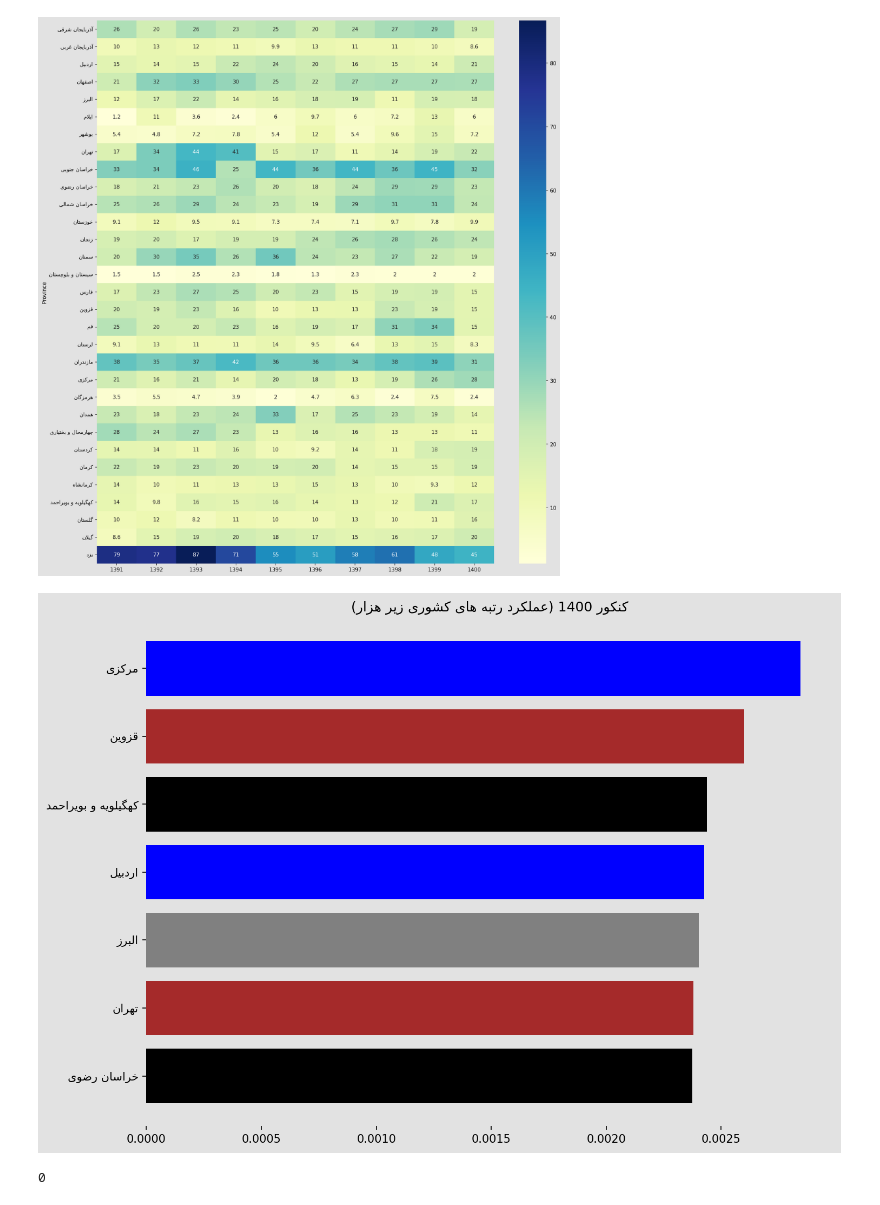
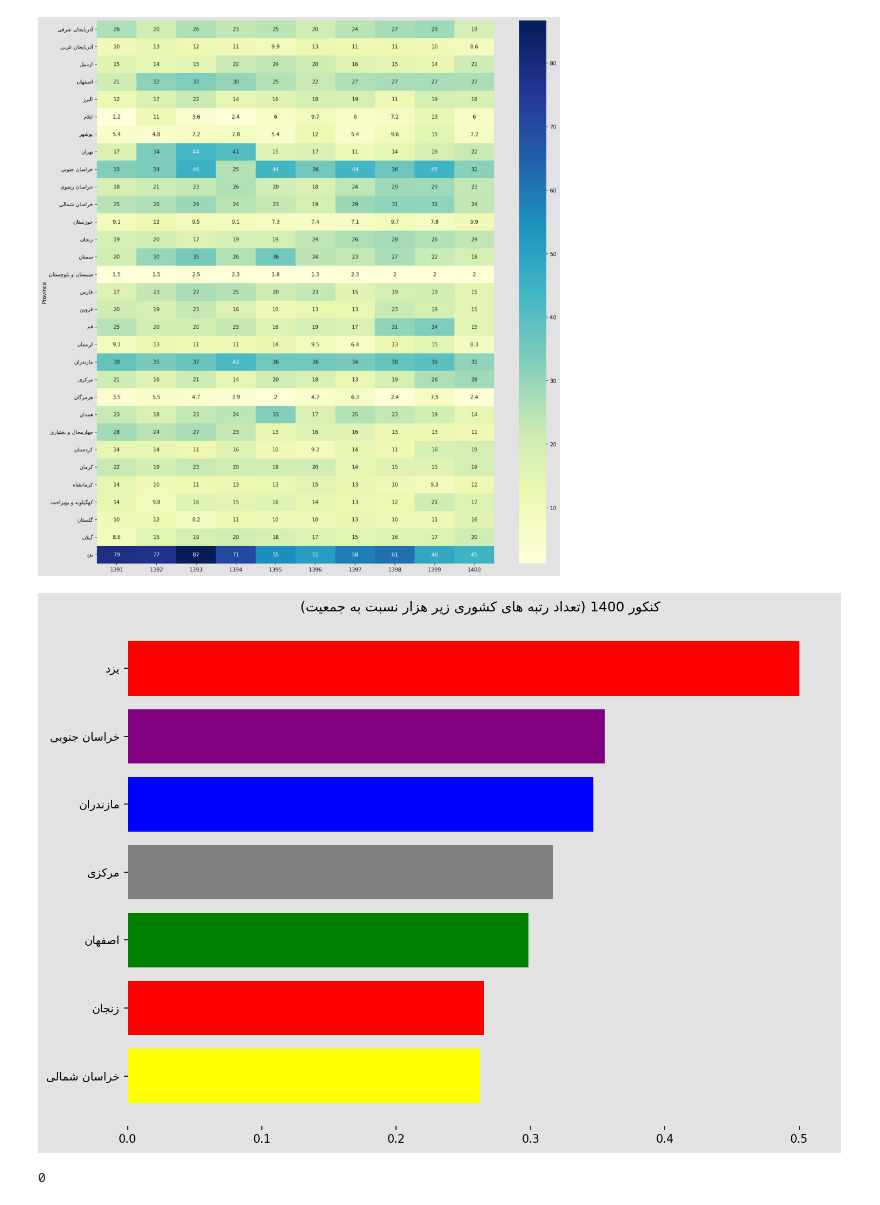
Before and after one commit to arianGh1/Konkoor, a Jupyter notebook: analysis.ipynb, the cells around one changed output. Saved outputs shown, nothing was run; the diff lists cells and outputs as text; code cells hidden in the pictures.

```diff
--- a/analysis.ipynb
+++ b/analysis.ipynb
@@ -156,8 +156,8 @@ cols = [str(col) for col in range(1391,1401)]
 for index in range(31):
     for col in cols:
         for_plot.at[index,col] = (for_plot.at[index,col]*7800/dic_population[for_plot.at[index,"استان"]])
-for_plot["استان"] = for_plot["استان"].apply(lambda x: dic_regions[x])
-#for_plot["استان"] = for_plot["استان"].apply(lambda x: get_display(reshape(x)))
+#for_plot["استان"] = for_plot["استان"].apply(lambda x: dic_regions[x])
+for_plot["استان"] = for_plot["استان"].apply(lambda x: get_display(reshape(x)))
 # %%
 #Lets take a average for this years and then, delete them
 cols = [str(col) for col in range(1391,1401)]
@@ -269,7 +269,7 @@ fig.savefig("exports/heatmap.png",bbox_inches='tight',dpi=300)
 names = list(for_plot["استان"])
 color_dic = {}
 for index,name in enumerate(names):
-    if index%6 == 0:
+    if index%9 == 0:
         color_dic[name] = "red"
     elif index%9==1:
         color_dic[name]= "purple"
@@ -333,38 +333,38 @@ def create_video():
 
         if i%160==0:
             name = get_display(reshape("کنکور"))
-            method = get_display(reshape("(عملکرد رتبه های کشوری زیر هزار)"))
+            method = get_display(reshape("(تعداد رتبه های کشوری زیر هزار نسبت به جمعیت)"))
             ax.set_title(method+" "+ f'{1388+glob["j"]} '+name)
             glob["j"]+=1
         else:
             name = get_display(reshape("کنکور"))
-            method = get_display(reshape("(عملکرد رتبه های کشوری زیر هزار)"))
+            method = get_display(reshape("(تعداد رتبه های کشوری زیر هزار نسبت به جمعیت)"))
             ax.set_title(method+" "+f'{1388+glob["j"]} '+name)
 
         #ax.bar_label(hbars, fmt='%.2d')
         return hbars
 
 
     fig,ax = plt.subplots(figsize=(10,7),
                           facecolor = plt.cm.Greys(0.2),
                           dpi = 150,
                           tight_layout=True
                          )
 
     data_anime = FuncAnimation(
         fig = fig,
         func = update,
         frames= 1600,
         interval=35,
         blit=True
     )
     return data_anime
 
 anim = create_video()
 #writer = matplotlib.animation.ImageMagickFileWriter()
 anim.save('new.mp4', writer="ffmpeg")
 # %% [output]
-[figure, old version]
+[figure, new version]
 # %%
 # %% [output]
 0
```
Also changed, not shown: 1 other file.
